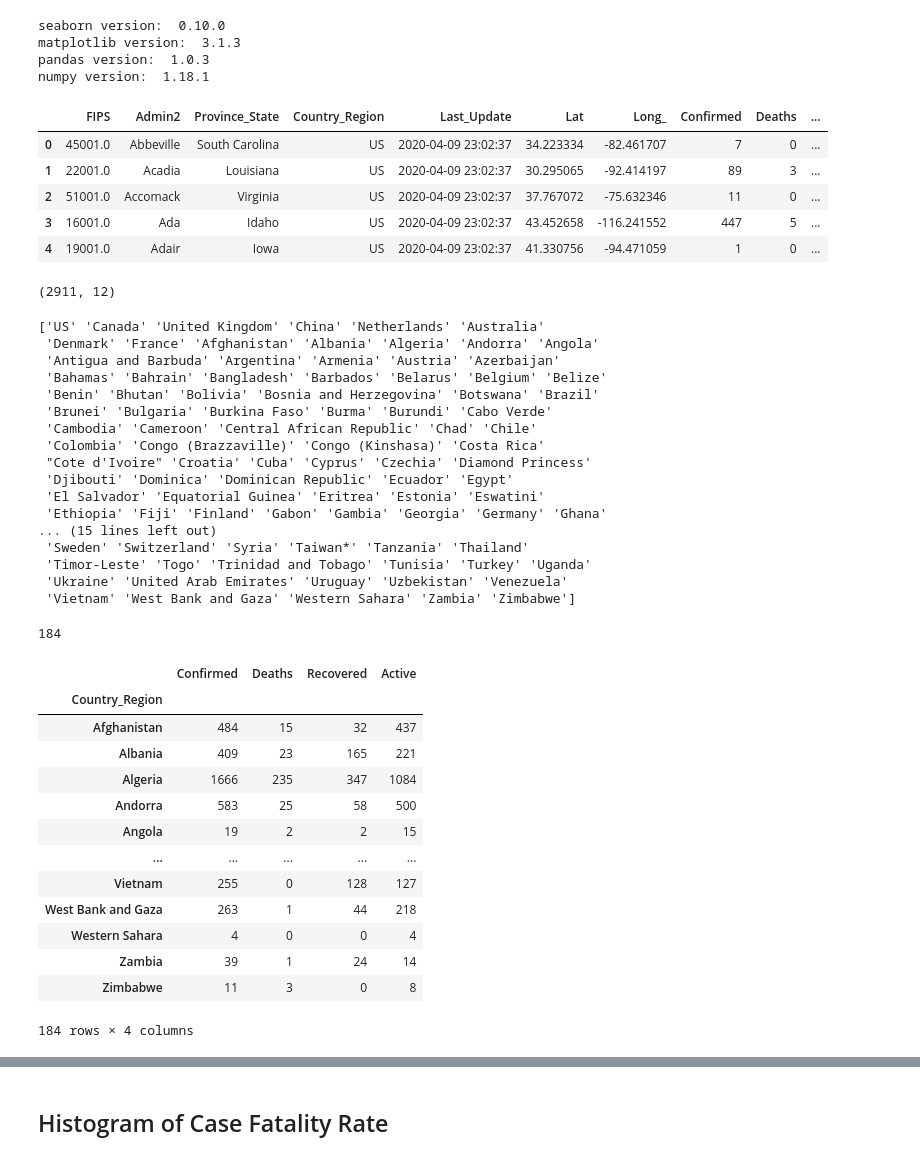
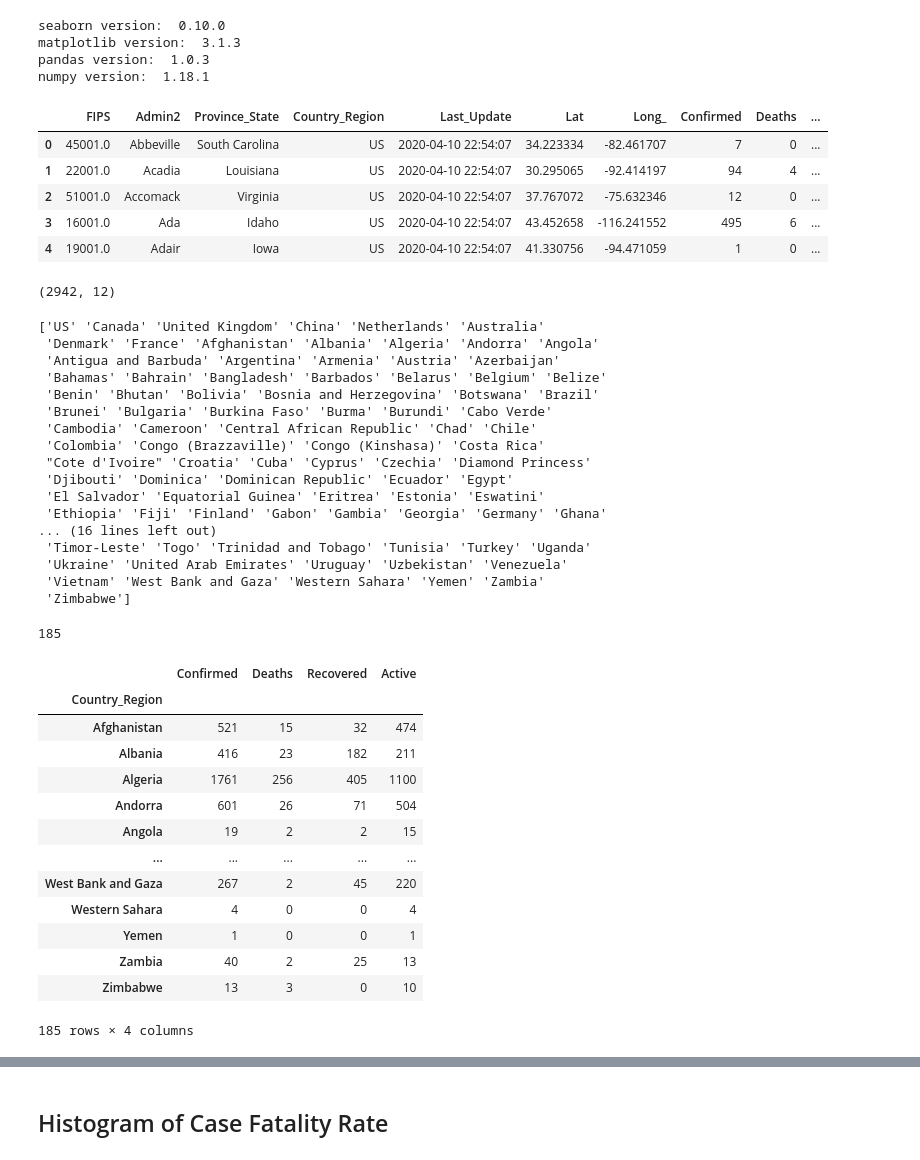
Before and after one commit to nnworkspace/covid19-insight, a Jupyter notebook: covid19-insight.ipynb, the cells around one changed output, grey strips where cells are left out. Drawn from its saved outputs; the diff is of its cells as text; code cells hidden in the pictures.

```diff
--- a/covid19-insight.ipynb
+++ b/covid19-insight.ipynb
@@ -19,22 +19,22 @@ matplotlib version:  3.1.3
 pandas version:  1.0.3
 numpy version:  1.18.1
 # %%
-dateStr = '2020-04-09'
+dateStr = '2020-04-10'
 
 covid_daily_df = pd.read_csv("data/{}.csv".format(dateStr))
 
 covid_daily_df.head()
 # %% [output]
 |  | FIPS | Admin2 | Province_State | Country_Region | Last_Update | Lat | Long_ | Confirmed | Deaths | ... |
-| 0 | 45001.0 | Abbeville | South Carolina | US | 2020-04-09 23:02:37 | 34.223334 | -82.461707 | 7 | 0 | ... |
-| 1 | 22001.0 | Acadia | Louisiana | US | 2020-04-09 23:02:37 | 30.295065 | -92.414197 | 89 | 3 | ... |
-| 2 | 51001.0 | Accomack | Virginia | US | 2020-04-09 23:02:37 | 37.767072 | -75.632346 | 11 | 0 | ... |
-| 3 | 16001.0 | Ada | Idaho | US | 2020-04-09 23:02:37 | 43.452658 | -116.241552 | 447 | 5 | ... |
-| 4 | 19001.0 | Adair | Iowa | US | 2020-04-09 23:02:37 | 41.330756 | -94.471059 | 1 | 0 | ... |
+| 0 | 45001.0 | Abbeville | South Carolina | US | 2020-04-10 22:54:07 | 34.223334 | -82.461707 | 7 | 0 | ... |
+| 1 | 22001.0 | Acadia | Louisiana | US | 2020-04-10 22:54:07 | 30.295065 | -92.414197 | 94 | 4 | ... |
+| 2 | 51001.0 | Accomack | Virginia | US | 2020-04-10 22:54:07 | 37.767072 | -75.632346 | 12 | 0 | ... |
+| 3 | 16001.0 | Ada | Idaho | US | 2020-04-10 22:54:07 | 43.452658 | -116.241552 | 495 | 6 | ... |
+| 4 | 19001.0 | Adair | Iowa | US | 2020-04-10 22:54:07 | 41.330756 | -94.471059 | 1 | 0 | ... |
 # %%
 covid_daily_df.shape
 # %% [output]
-(2911, 12)
+(2942, 12)
 # %%
 # show all unique Country_Region codes
 
@@ -54,12 +54,12 @@ len(countries)
  'Djibouti' 'Dominica' 'Dominican Republic' 'Ecuador' 'Egypt'
  'El Salvador' 'Equatorial Guinea' 'Eritrea' 'Estonia' 'Eswatini'
  'Ethiopia' 'Fiji' 'Finland' 'Gabon' 'Gambia' 'Georgia' 'Germany' 'Ghana'
-... (15 lines left out)
- 'Sweden' 'Switzerland' 'Syria' 'Taiwan*' 'Tanzania' 'Thailand'
+... (16 lines left out)
  'Timor-Leste' 'Togo' 'Trinidad and Tobago' 'Tunisia' 'Turkey' 'Uganda'
  'Ukraine' 'United Arab Emirates' 'Uruguay' 'Uzbekistan' 'Venezuela'
- 'Vietnam' 'West Bank and Gaza' 'Western Sahara' 'Zambia' 'Zimbabwe']
+ 'Vietnam' 'West Bank and Gaza' 'Western Sahara' 'Yemen' 'Zambia'
+ 'Zimbabwe']
-184
+185
 # %%
 # construct a dataframe with five columns:
 # Country_Region (index), Confirmed, Deaths, Recovered, Active
@@ -69,18 +69,18 @@ df_country_cases
 # %% [output]
 |  | Confirmed | Deaths | Recovered | Active |
 | Country_Region |  |  |  |  |
-| Afghanistan | 484 | 15 | 32 | 437 |
-| Albania | 409 | 23 | 165 | 221 |
-| Algeria | 1666 | 235 | 347 | 1084 |
-| Andorra | 583 | 25 | 58 | 500 |
+| Afghanistan | 521 | 15 | 32 | 474 |
+| Albania | 416 | 23 | 182 | 211 |
+| Algeria | 1761 | 256 | 405 | 1100 |
+| Andorra | 601 | 26 | 71 | 504 |
 | Angola | 19 | 2 | 2 | 15 |
 | ... | ... | ... | ... | ... |
-| Vietnam | 255 | 0 | 128 | 127 |
-| West Bank and Gaza | 263 | 1 | 44 | 218 |
+| West Bank and Gaza | 267 | 2 | 45 | 220 |
 | Western Sahara | 4 | 0 | 0 | 4 |
-| Zambia | 39 | 1 | 24 | 14 |
-| Zimbabwe | 11 | 3 | 0 | 8 |
+| Yemen | 1 | 0 | 0 | 1 |
+| Zambia | 40 | 2 | 25 | 13 |
+| Zimbabwe | 13 | 3 | 0 | 10 |
-184 rows × 4 columns
+185 rows × 4 columns
 # %%
 # All countries in this csv file have confirmed cases.
 # now we can calculate the fatality rate
```
Also changed, not shown: parts of 18 cells of this notebook, 8 other files.
